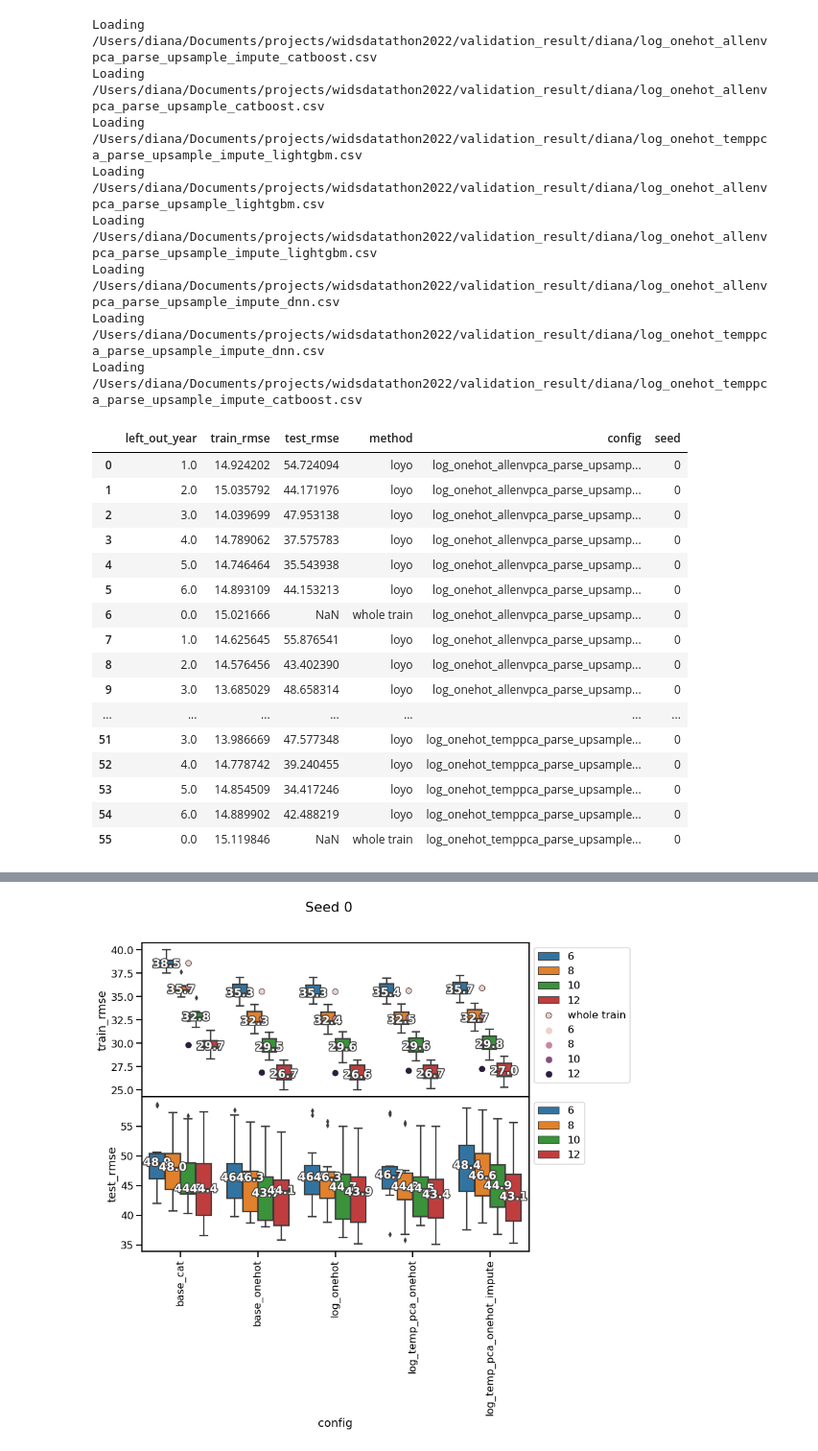
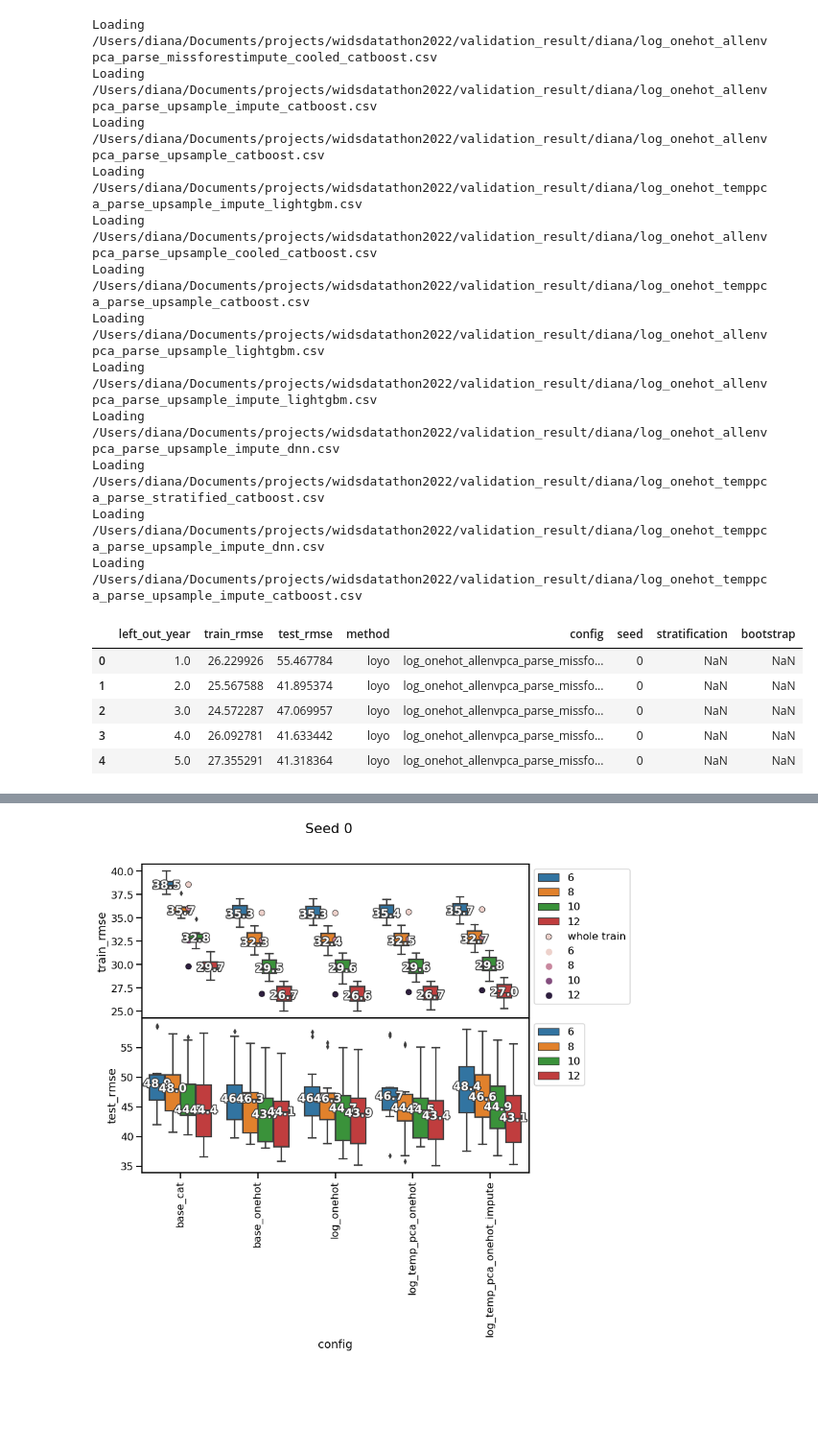
Before and after one commit to hannahpu/widsdatathon2022, a Jupyter notebook: notebook/model_comparison_eda.ipynb, the cells around one changed output, grey strips where cells are left out. Shown at 96% size. Drawn from its saved outputs; the diff is of its cells as text; code cells hidden in the pictures; blank space fills up the shorter version.

```diff
--- a/notebook/model_comparison_eda.ipynb
+++ b/notebook/model_comparison_eda.ipynb
@@ -147,33 +137,26 @@ def combine_rmse_results_from_dir(dir_name, prefix=""):
 # %%
 # rmse_df = combine_rmse_results(feature_dict.keys())
 all_files, rmse_df = combine_rmse_results_from_dir(
     "/Users/diana/Documents/projects/widsdatathon2022/validation_result/diana", "log"
 )
-rmse_df
+rmse_df.head()
 # %% [output]
+Loading /Users/diana/Documents/projects/widsdatathon2022/validation_result/diana/log_onehot_allenvpca_parse_missforestimpute_cooled_catboost.csv
 Loading /Users/diana/Documents/projects/widsdatathon2022/validation_result/diana/log_onehot_allenvpca_parse_upsample_impute_catboost.csv
 Loading /Users/diana/Documents/projects/widsdatathon2022/validation_result/diana/log_onehot_allenvpca_parse_upsample_catboost.csv
 Loading /Users/diana/Documents/projects/widsdatathon2022/validation_result/diana/log_onehot_temppca_parse_upsample_impute_lightgbm.csv
+Loading /Users/diana/Documents/projects/widsdatathon2022/validation_result/diana/log_onehot_allenvpca_parse_upsample_cooled_catboost.csv
+Loading /Users/diana/Documents/projects/widsdatathon2022/validation_result/diana/log_onehot_temppca_parse_upsample_catboost.csv
 Loading /Users/diana/Documents/projects/widsdatathon2022/validation_result/diana/log_onehot_allenvpca_parse_upsample_lightgbm.csv
 Loading /Users/diana/Documents/projects/widsdatathon2022/validation_result/diana/log_onehot_allenvpca_parse_upsample_impute_lightgbm.csv
 Loading /Users/diana/Documents/projects/widsdatathon2022/validation_result/diana/log_onehot_allenvpca_parse_upsample_impute_dnn.csv
+Loading /Users/diana/Documents/projects/widsdatathon2022/validation_result/diana/log_onehot_temppca_parse_stratified_catboost.csv
 Loading /Users/diana/Documents/projects/widsdatathon2022/validation_result/diana/log_onehot_temppca_parse_upsample_impute_dnn.csv
 Loading /Users/diana/Documents/projects/widsdatathon2022/validation_result/diana/log_onehot_temppca_parse_upsample_impute_catboost.csv
-|  | left_out_year | train_rmse | test_rmse | method | config | seed |
-| 0 | 1.0 | 14.924202 | 54.724094 | loyo | log_onehot_allenvpca_parse_upsamp... | 0 |
-| 1 | 2.0 | 15.035792 | 44.171976 | loyo | log_onehot_allenvpca_parse_upsamp... | 0 |
-| 2 | 3.0 | 14.039699 | 47.953138 | loyo | log_onehot_allenvpca_parse_upsamp... | 0 |
-| 3 | 4.0 | 14.789062 | 37.575783 | loyo | log_onehot_allenvpca_parse_upsamp... | 0 |
-| 4 | 5.0 | 14.746464 | 35.543938 | loyo | log_onehot_allenvpca_parse_upsamp... | 0 |
-| 5 | 6.0 | 14.893109 | 44.153213 | loyo | log_onehot_allenvpca_parse_upsamp... | 0 |
-| 6 | 0.0 | 15.021666 | NaN | whole train | log_onehot_allenvpca_parse_upsamp... | 0 |
-| 7 | 1.0 | 14.625645 | 55.876541 | loyo | log_onehot_allenvpca_parse_upsamp... | 0 |
-| 8 | 2.0 | 14.576456 | 43.402390 | loyo | log_onehot_allenvpca_parse_upsamp... | 0 |
-| 9 | 3.0 | 13.685029 | 48.658314 | loyo | log_onehot_allenvpca_parse_upsamp... | 0 |
-| ... | ... | ... | ... | ... | ... | ... |
-| 51 | 3.0 | 13.986669 | 47.577348 | loyo | log_onehot_temppca_parse_upsample... | 0 |
-| 52 | 4.0 | 14.778742 | 39.240455 | loyo | log_onehot_temppca_parse_upsample... | 0 |
-| 53 | 5.0 | 14.854509 | 34.417246 | loyo | log_onehot_temppca_parse_upsample... | 0 |
-| 54 | 6.0 | 14.889902 | 42.488219 | loyo | log_onehot_temppca_parse_upsample... | 0 |
-| 55 | 0.0 | 15.119846 | NaN | whole train | log_onehot_temppca_parse_upsample... | 0 |
+|  | left_out_year | train_rmse | test_rmse | method | config | seed | stratification | bootstrap |
+| 0 | 1.0 | 26.229926 | 55.467784 | loyo | log_onehot_allenvpca_parse_missfo... | 0 | NaN | NaN |
+| 1 | 2.0 | 25.567588 | 41.895374 | loyo | log_onehot_allenvpca_parse_missfo... | 0 | NaN | NaN |
+| 2 | 3.0 | 24.572287 | 47.069957 | loyo | log_onehot_allenvpca_parse_missfo... | 0 | NaN | NaN |
+| 3 | 4.0 | 26.092781 | 41.633442 | loyo | log_onehot_allenvpca_parse_missfo... | 0 | NaN | NaN |
+| 4 | 5.0 | 27.355291 | 41.318364 | loyo | log_onehot_allenvpca_parse_missfo... | 0 | NaN | NaN |
 [interactive output not drawn]
```
Also changed, not shown: parts of 3 cells of this notebook, 3 other files.
